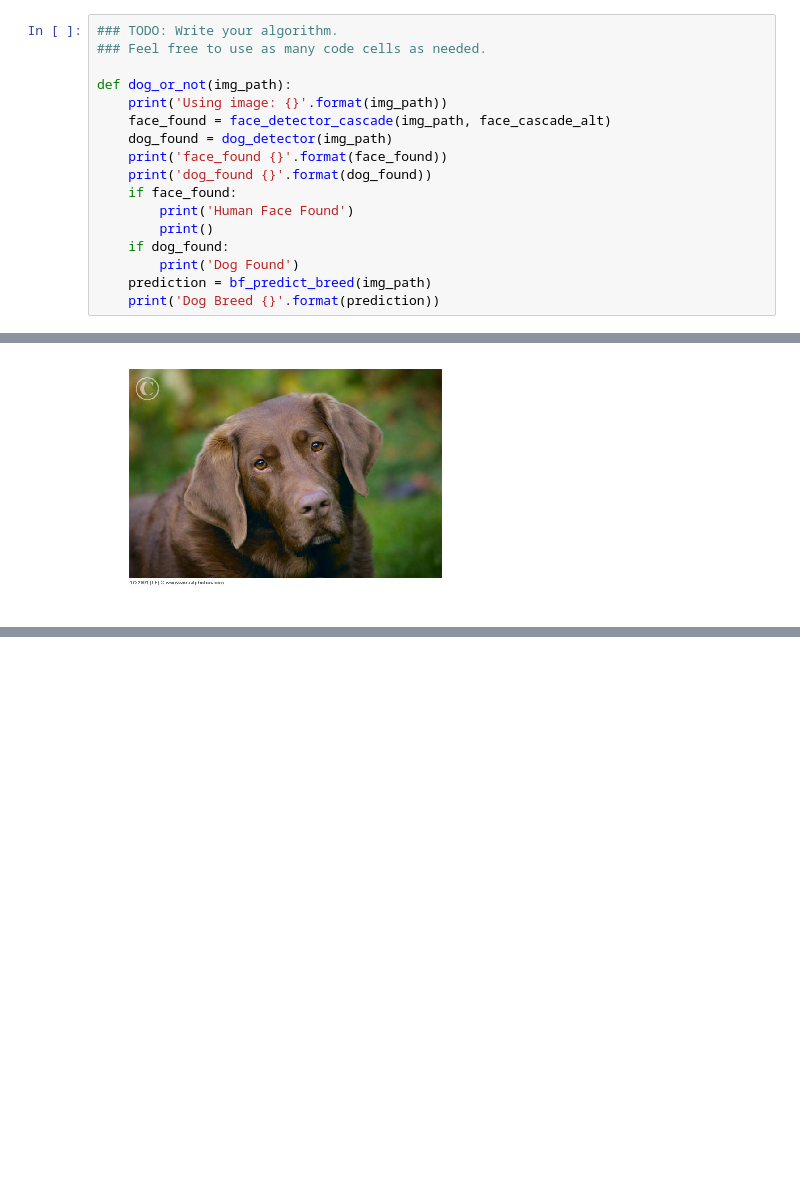
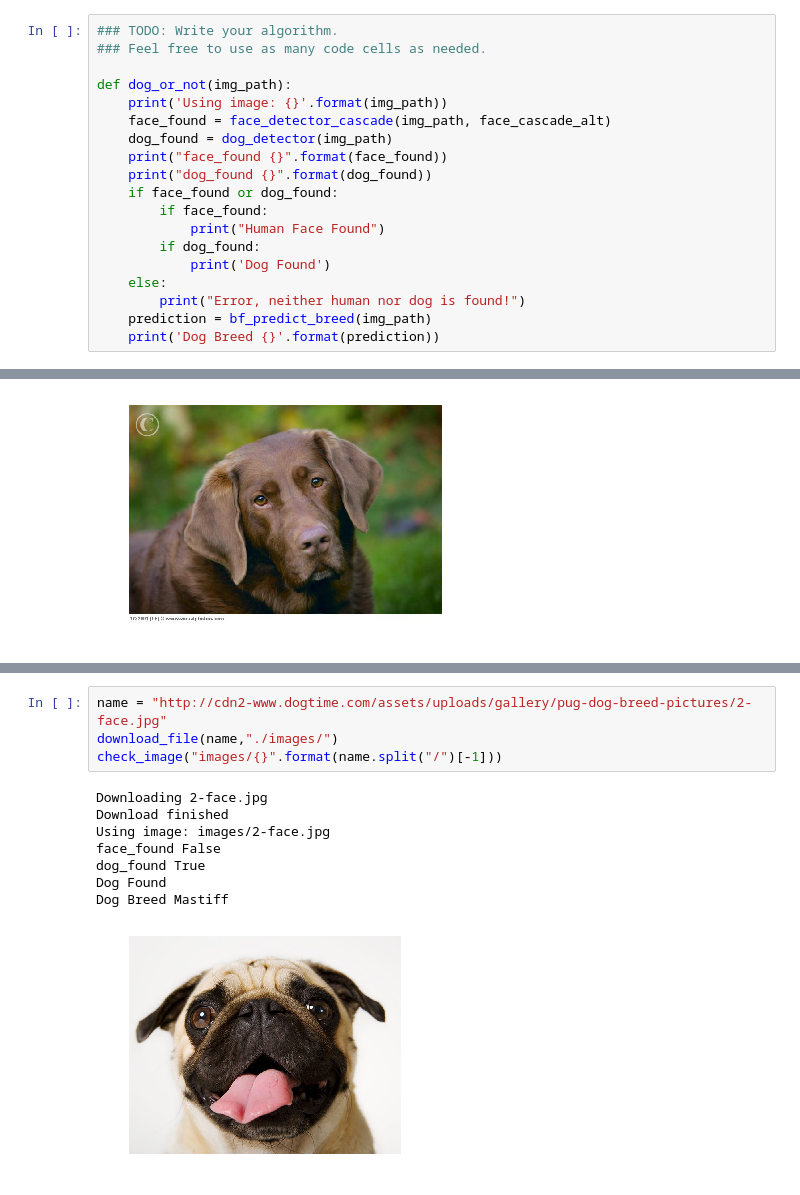
Before and after one commit to TomaszSzyborski/Udacity_Artificial_Intelligence_Nanodegree, a Jupyter notebook: 2nd_Semester/dog_project/dog_app.ipynb, the cells around one changed output, grey strips where cells are left out. Cells and saved outputs as stored; diff of their text form; blank space fills up the shorter version.

```diff
--- a/2nd_Semester/dog_project/dog_app.ipynb
+++ b/2nd_Semester/dog_project/dog_app.ipynb
@@ -889,13 +930,15 @@ def dog_or_not(img_path):
     print('Using image: {}'.format(img_path))
     face_found = face_detector_cascade(img_path, face_cascade_alt)
     dog_found = dog_detector(img_path)
-    print('face_found {}'.format(face_found))
-    print('dog_found {}'.format(dog_found))
-    if face_found:
-        print('Human Face Found')
-        print()
-    if dog_found:
-        print('Dog Found')
+    print("face_found {}".format(face_found))
+    print("dog_found {}".format(dog_found))
+    if face_found or dog_found:
+        if face_found:
+            print("Human Face Found")
+        if dog_found:
+            print('Dog Found')
+    else:
+        print("Error, neither human nor dog is found!")
     prediction = bf_predict_breed(img_path)
     print('Dog Breed {}'.format(prediction))
 # %% [markdown]
@@ -1031 +1076,14 @@ Dog Breed Anatolian_shepherd_dog
 [figure]
+# %%
+name = "http://cdn2-www.dogtime.com/assets/uploads/gallery/pug-dog-breed-pictures/2-face.jpg"
+download_file(name,"./images/")
+check_image("images/{}".format(name.split("/")[-1]))
+# %% [output]
+Downloading 2-face.jpg
+Download finished
+Using image: images/2-face.jpg
+face_found False
+dog_found True
+Dog Found
+Dog Breed Mastiff
+[figure, added]
```
Also changed, not shown: parts of 28 cells of this notebook, 8 other files.
